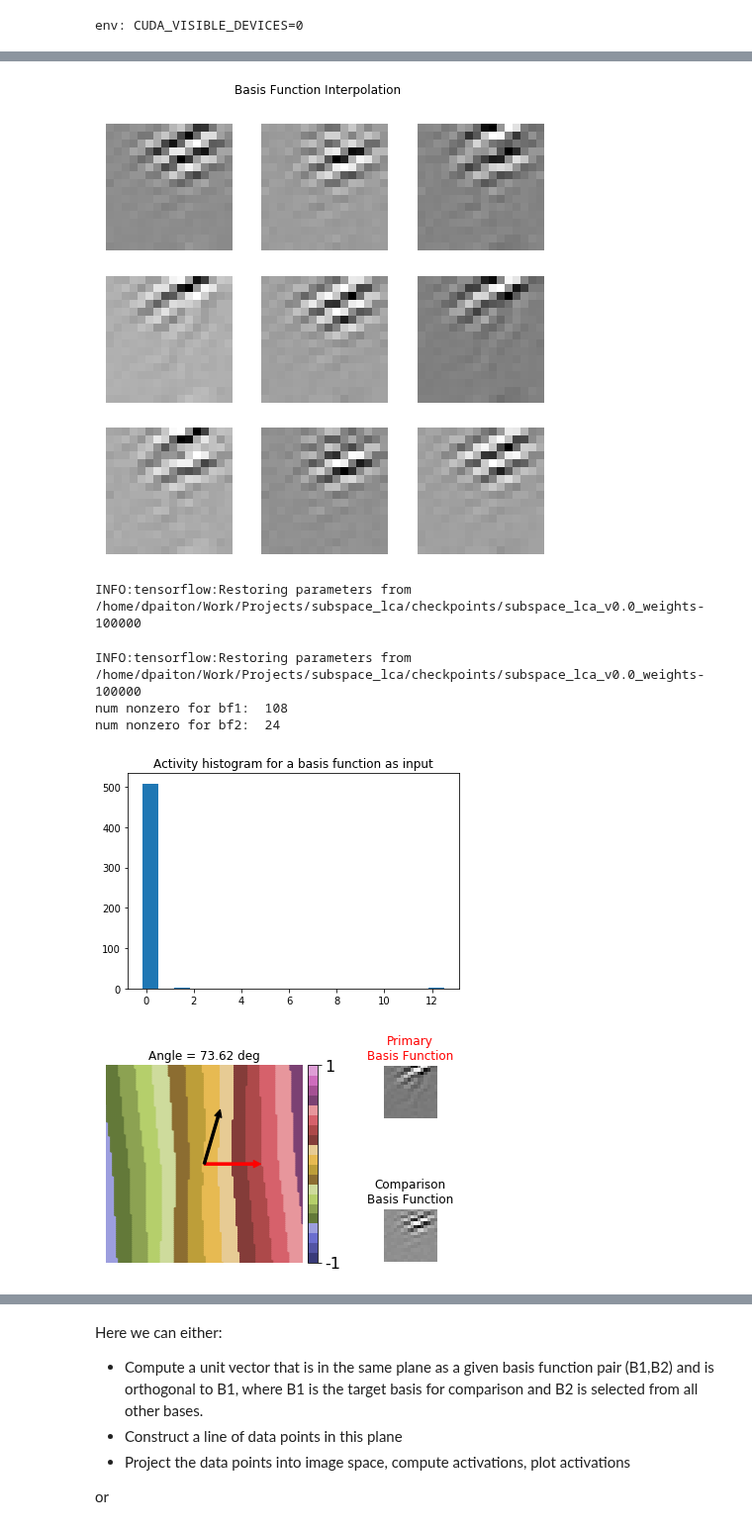
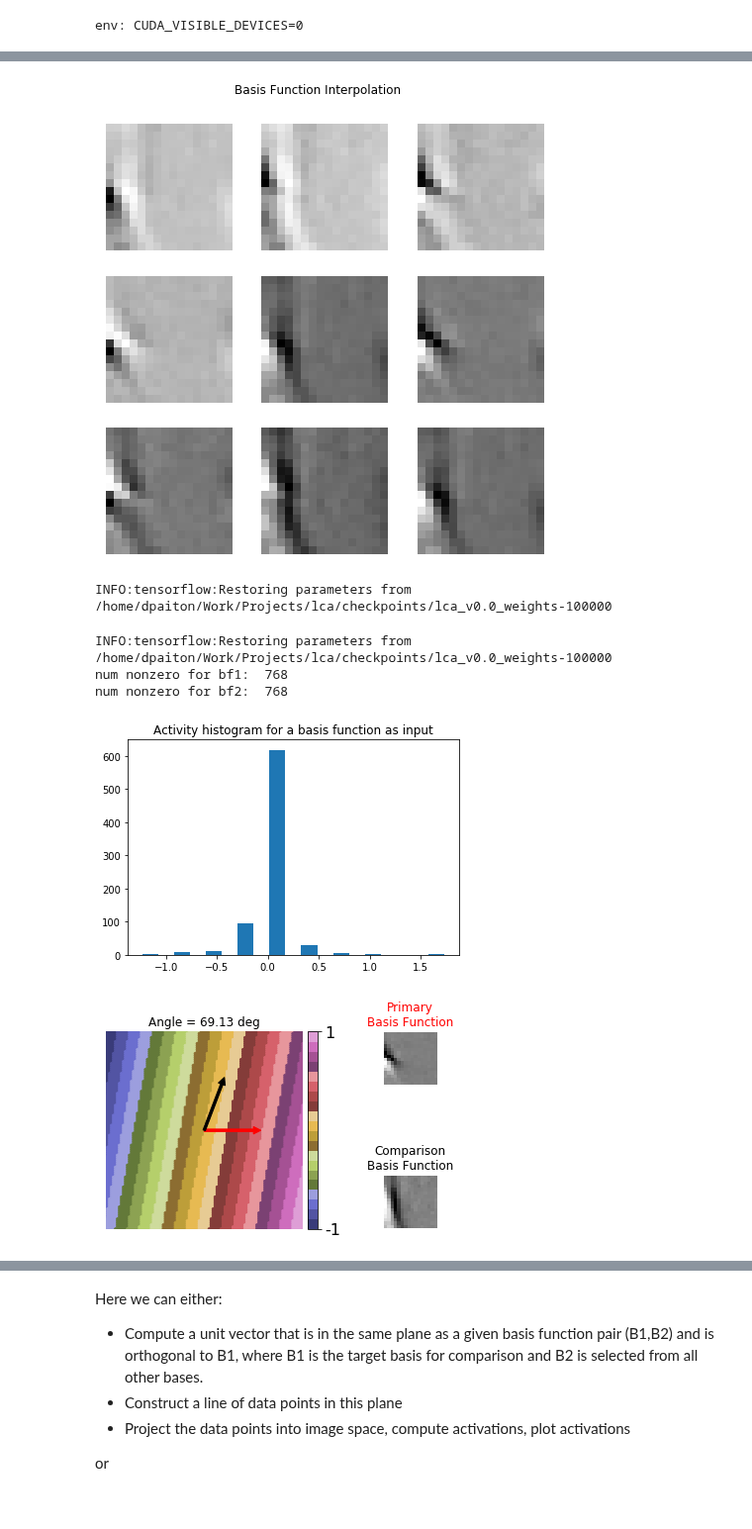
Before and after one commit to dpaiton/DeepSparseCoding, a Jupyter notebook: vis_iso_contours.ipynb, the cells around one changed output, grey strips where cells are left out. Shown at 99% size. Saved outputs shown, nothing was run; the diff lists cells and outputs as text; code cells hidden in the pictures.

Commit message:
fixes bugs with param loading

```diff
--- a/vis_iso_contours.ipynb
+++ b/vis_iso_contours.ipynb
@@ -19,8 +19,8 @@ import utils.plot_functions as pf
 import analysis.analysis_picker as ap
 # %%
 analysis_params = {
-  "model_type": "subspace_lca",
-  "model_name": "subspace_lca",
+  "model_type": "lca",
+  "model_name": "lca",
   "version": "0.0",
   "save_info": "analysis",
   "overwrite_analysis": False}
@@ -87,22 +73,22 @@ if vectors.shape[0] > 0:
   print("min angle = ", np.min(neuron_angles[vectors[:,0], vectors[:,1]]), " rad")
   print("min angle is at index ", np.argmin(neuron_angles[vectors[:,0], vectors[:,1]]))
 
-  vector_id = 27
-  bf_id1 = vectors[vector_id, 0]#max_indices[0]
-  bf_id2 = vectors[vector_id, 1]#max_indices[1]
-  print("BF indices = [",bf_id1,", ",bf_id2,"]")
+  vector_id = 0#27
+  bf_id0 = vectors[vector_id, 0]#max_indices[0]
+  bf_id1 = vectors[vector_id, 1]#max_indices[1]
+  print("BF indices = [",bf_id0,", ",bf_id1,"]")
 
   fig, ax = plt.subplots(2)
   ax[0] = pf.clear_axis(ax[0])
-  ax[0].imshow(analyzer.bf_stats["basis_functions"][bf_id1], cmap="Greys_r")
-  ax[0].set_title(str(bf_id1))
+  ax[0].imshow(analyzer.bf_stats["basis_functions"][bf_id0], cmap="Greys_r")
+  ax[0].set_title(str(bf_id0))
   ax[1] = pf.clear_axis(ax[1])
-  ax[1].imshow(analyzer.bf_stats["basis_functions"][bf_id2], cmap="Greys_r")
-  ax[1].set_title(str(bf_id2))
+  ax[1].imshow(analyzer.bf_stats["basis_functions"][bf_id1], cmap="Greys_r")
+  ax[1].set_title(str(bf_id1))
 
-  print("vector angle\t= ", neuron_angles[bf_id1, bf_id2], " rad\n\t\t= ", neuron_angles[bf_id1, bf_id2]*(180/np.pi), " deg")
-  bf1 = analyzer.bf_stats["basis_functions"][bf_id1].reshape((analyzer.model_params["patch_edge_size"]**2))
-  bf2 = analyzer.bf_stats["basis_functions"][bf_id2].reshape((analyzer.model_params["patch_edge_size"]**2))
+  print("vector angle\t= ", neuron_angles[bf_id0, bf_id1], " rad\n\t\t= ", neuron_angles[bf_id0, bf_id1]*(180/np.pi), " deg")
+  bf1 = analyzer.bf_stats["basis_functions"][bf_id0].reshape((analyzer.model_params["patch_edge_size"]**2))
+  bf2 = analyzer.bf_stats["basis_functions"][bf_id1].reshape((analyzer.model_params["patch_edge_size"]**2))
   bf1_norm = np.linalg.norm(bf1)
   bf2_norm = np.linalg.norm(bf2)
   print("bf1 norm = ", bf1_norm)
@@ -162,13 +148,13 @@ for plot_id in  np.ndindex((num_plots_y, num_plots_x)):
 fig.suptitle("Basis Function Interpolation", y=0.95)
 plt.show()
 # %% [output]
-[figure, old version]
+[figure, new version]
 # %%
 activations = analyzer.compute_activations(datapoints["test"].images)
 activity_max = np.amax(np.abs(activations))
 norm_activity = activations / (activity_max+0.0001)
 # %% [output]
-INFO:tensorflow:Restoring parameters from /home/dpaiton/Work/Projects/subspace_lca/checkpoints/subspace_lca_v0.0_weights-100000
+INFO:tensorflow:Restoring parameters from /home/dpaiton/Work/Projects/lca/checkpoints/lca_v0.0_weights-100000
 # %%
 var_names = ["inference/activity:0"]
 test_datapoints = analyzer.analysis_params["input_scale"]*np.squeeze(np.stack([bf1, bf2]))
@@ -180,47 +166,47 @@ ax.hist(test_activations[1,:], rwidth=0.5)
 ax.set_title("Activity histogram for a basis function as input")
 plt.show()
 # %% [output]
-INFO:tensorflow:Restoring parameters from /home/dpaiton/Work/Projects/subspace_lca/checkpoints/subspace_lca_v0.0_weights-100000
-num nonzero for bf1:  108
-num nonzero for bf2:  24
+INFO:tensorflow:Restoring parameters from /home/dpaiton/Work/Projects/lca/checkpoints/lca_v0.0_weights-100000
+num nonzero for bf1:  768
+num nonzero for bf2:  768
-[figure, old version]
+[figure, new version]
 # %%
 num_plots_y = 1
 num_plots_x = 2
 gs1 = gridspec.GridSpec(num_plots_y, num_plots_x, wspace=0.5, width_ratios=[4, 1])
 fig = plt.figure(figsize=(6, 6))
 curve_ax = pf.clear_axis(fig.add_subplot(gs1[0]))
 cmap = plt.get_cmap('tab20b')
 #cmap = plt.get_cmap('viridis')
 #cmap = plt.get_cmap('jet')
 vmin = np.floor(np.min(norm_activity))#0.0
 vmax = np.ceil(np.max(norm_activity))#1.0
-rank_indices = np.argsort(norm_activity[:, bf_id1])
+rank_indices = np.argsort(norm_activity[:, bf_id0])
 
 pts = curve_ax.scatter(proj_datapoints[:,0][rank_indices], proj_datapoints[:,1][rank_indices],
-  vmin=vmin, vmax=vmax, cmap=cmap, c=norm_activity[:,bf_id1][rank_indices], s=5.0)
+  vmin=vmin, vmax=vmax, cmap=cmap, c=norm_activity[:, bf_id0][rank_indices], s=5.0)
 curve_ax.arrow(0, 0, proj_neuron1[0].item(), proj_neuron1[1].item(), width=0.05, head_width=0.15,
   head_length=0.15, fc='r', ec='r')
 curve_ax.arrow(0, 0, proj_neuron2[0].item(), proj_neuron2[1].item(), width=0.05, head_width=0.15,
   head_length=0.15, fc='k', ec='k')
-curve_ax.set_title("Angle = "+"{:.2f}".format(neuron_angles[bf_id1, bf_id2])+" deg")
+curve_ax.set_title("Angle = "+"{:.2f}".format(neuron_angles[bf_id0, bf_id1])+" deg")
 curve_ax.set_ylim([-2, 2.0])
 curve_ax.set_xlim([-2, 2.0])
 curve_ax.set_aspect("equal")
 cbar = pf.add_colorbar_to_im(pts, aspect=20, pad_fraction=0.5, labelsize=16, ticks=[vmin, vmax])
 cbar.ax.set_yticklabels(["{:.0f}".format(vmin), "{:.0f}".format(vmax)])
 
 gs2 = gridspec.GridSpecFromSubplotSpec(2, 1, gs1[1], wspace=2, hspace=-0.2)
 bf1_ax = pf.clear_axis(fig.add_subplot(gs2[0]))
-bf1_ax.imshow(analyzer.bf_stats["basis_functions"][bf_id1], cmap="Greys_r")
+bf1_ax.imshow(analyzer.bf_stats["basis_functions"][bf_id0], cmap="Greys_r")
 bf1_ax.set_title("Primary\nBasis Function", color='r')
 bf2_ax = pf.clear_axis(fig.add_subplot(gs2[1]))
-bf2_ax.imshow(analyzer.bf_stats["basis_functions"][bf_id2], cmap="Greys_r")
+bf2_ax.imshow(analyzer.bf_stats["basis_functions"][bf_id1], cmap="Greys_r")
 bf2_ax.set_title("Comparison\nBasis Function", color='k')
-fig.savefig(analyzer.analysis_out_dir+"/vis/neuron_response_contours_bf0id"+str(bf_id1)+"_bf1id"+str(bf_id2)+".png")
+fig.savefig(analyzer.analysis_out_dir+"/vis/neuron_response_contours_bf0id"+str(bf_id0)+"_bf1id"+str(bf_id1)+".png")
 plt.show()
 # %% [output]
-[figure, old version]
+[figure, new version]
 # %%
 x_target = x_pts[int(6*np.sqrt(num_imgs)/8)] # find a location to take a slice
 slice_indices = np.where(proj_datapoints[:,0]==x_target)[0]
```
Also changed, not shown: parts of 17 cells of this notebook, 1 other file.
